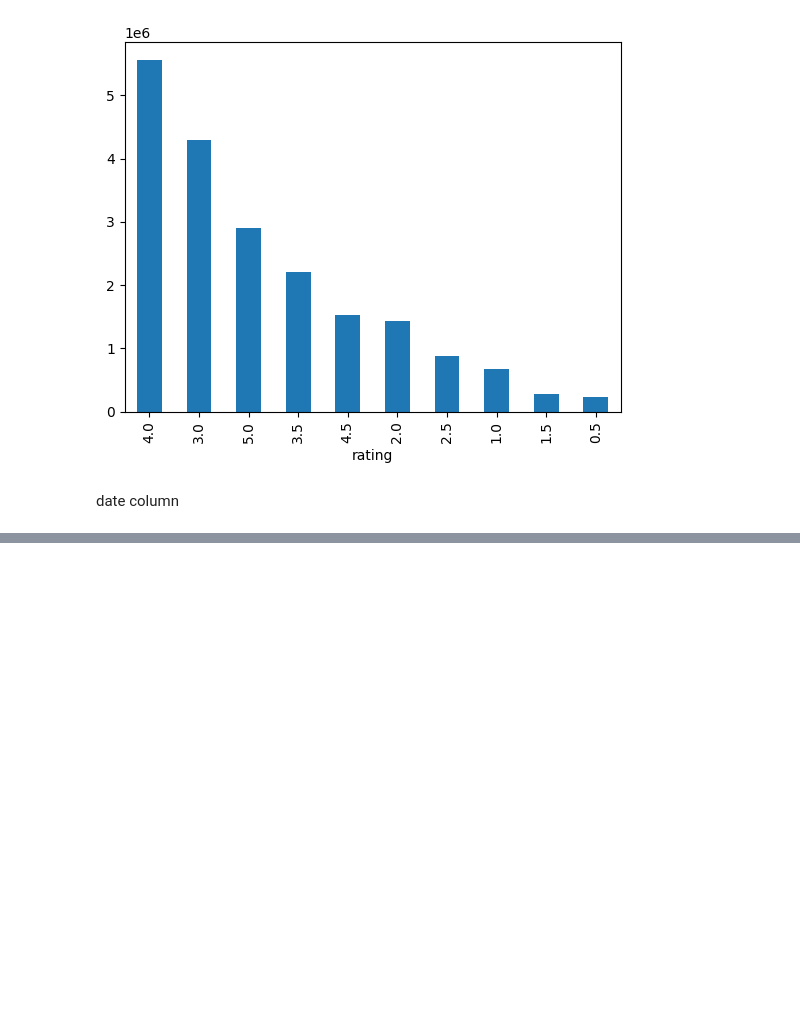
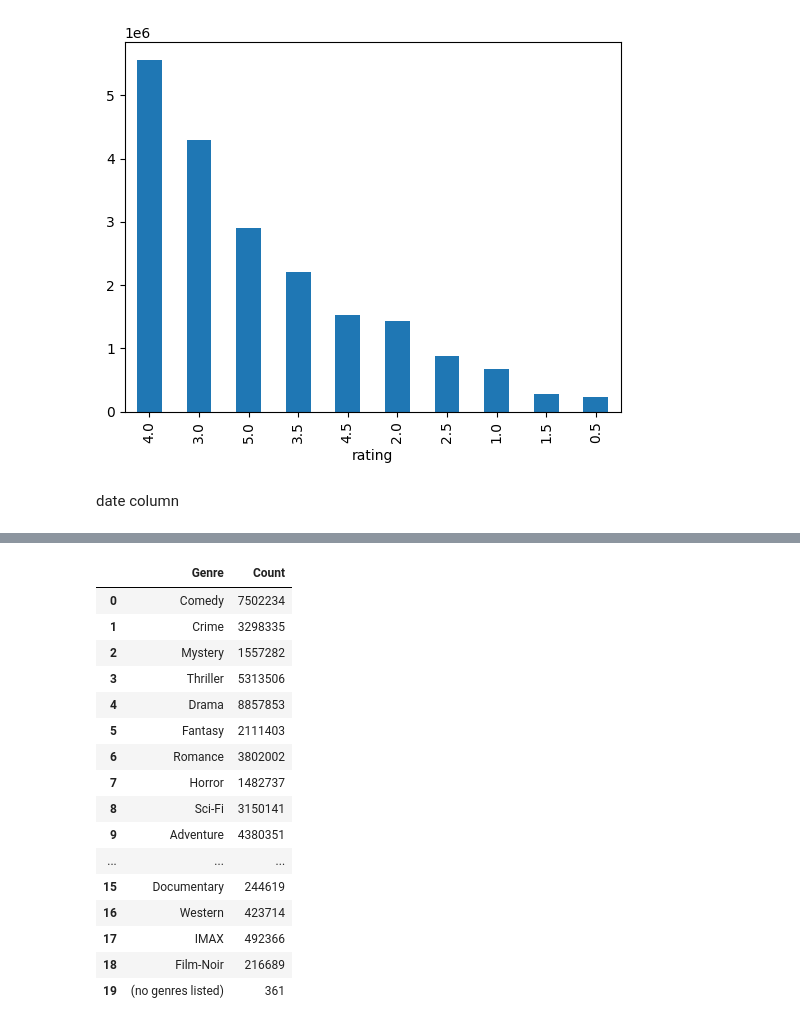
Before and after one commit to itzuditsharma/Sentiment-Analysis-Alexa, a Jupyter notebook: Movie Recommendation/main.ipynb, the cells around one changed output, grey strips where cells are left out. Drawn from its saved outputs; the diff is of its cells as text; code cells hidden in the pictures; blank space fills up the shorter version.

```diff
--- a/Movie Recommendation/main.ipynb
+++ b/Movie Recommendation/main.ipynb
@@ -193,0 +284,22 @@ print(f"5 most common dates when ratings were given: {movie_ratings['date'].valu
+# %%
+genres_df = pd.DataFrame(list(unique_genres.items()))
+genres_df.columns=["Genre", "Count"]
+genres_df
+# %% [output]
+|  | Genre | Count |
+| 0 | Comedy | 7502234 |
+| 1 | Crime | 3298335 |
+| 2 | Mystery | 1557282 |
+| 3 | Thriller | 5313506 |
+| 4 | Drama | 8857853 |
+| 5 | Fantasy | 2111403 |
+| 6 | Romance | 3802002 |
+| 7 | Horror | 1482737 |
+| 8 | Sci-Fi | 3150141 |
+| 9 | Adventure | 4380351 |
+| ... | ... | ... |
+| 15 | Documentary | 244619 |
+| 16 | Western | 423714 |
+| 17 | IMAX | 492366 |
+| 18 | Film-Noir | 216689 |
+| 19 | (no genres listed) | 361 |
```
Also changed, not shown: parts of 17 cells of this notebook, 1 other file.
